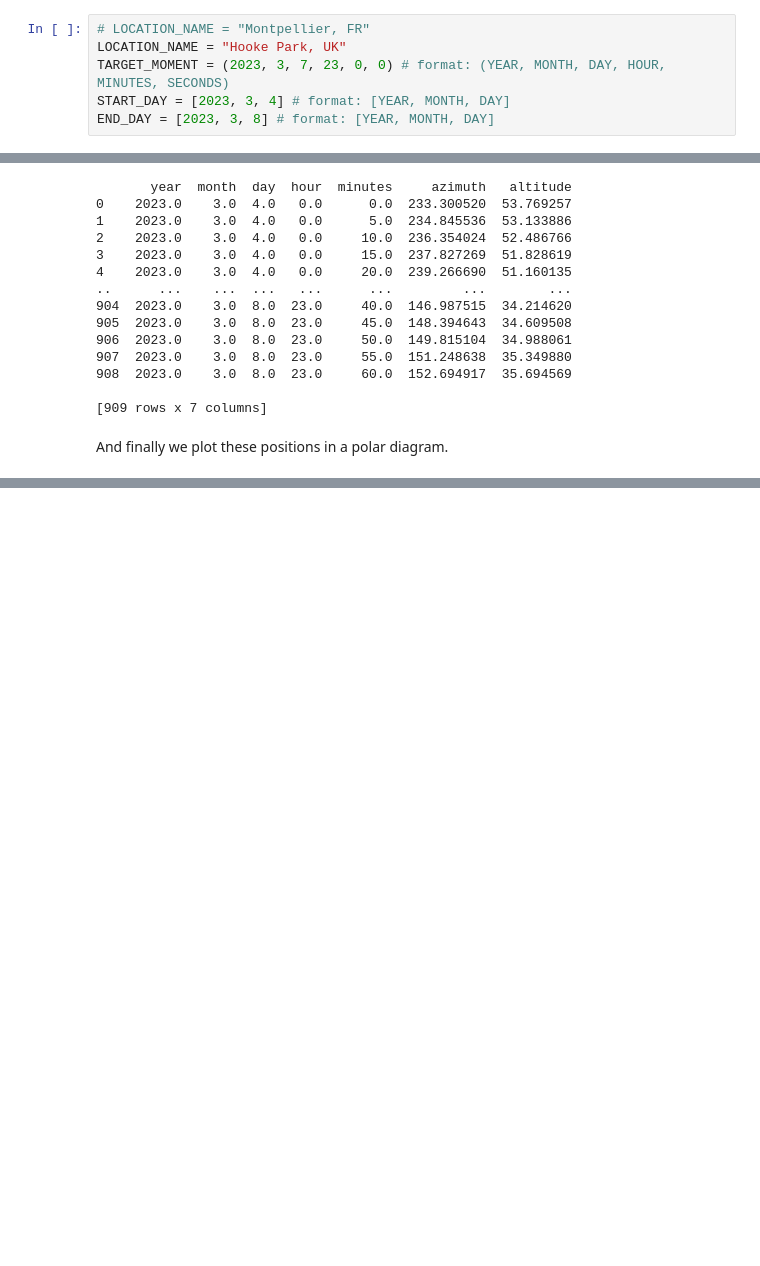
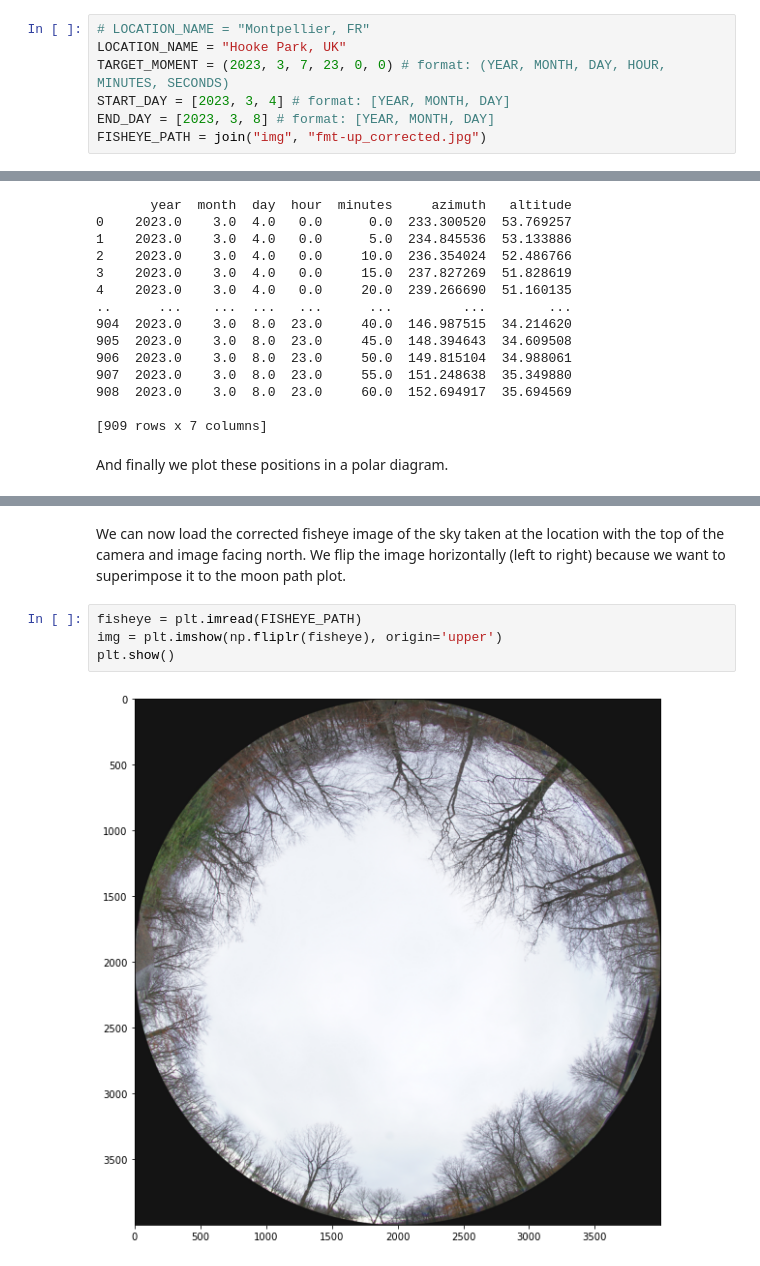
Before and after one commit to aaschool/full_moon_theatre, a Jupyter notebook: Full Moon Theatre Planning.ipynb, the cells around one changed output, grey strips where cells are left out. Cells and saved outputs as stored; diff of their text form; blank space fills up the shorter version.

Commit message:
fisheye

```diff
--- a/Full Moon Theatre Planning.ipynb
+++ b/Full Moon Theatre Planning.ipynb
@@ -25,6 +26,7 @@ LOCATION_NAME = "Hooke Park, UK"
 TARGET_MOMENT = (2023, 3, 7, 23, 0, 0) # format: (YEAR, MONTH, DAY, HOUR, MINUTES, SECONDS)
 START_DAY = [2023, 3, 4] # format: [YEAR, MONTH, DAY]
 END_DAY = [2023, 3, 8] # format: [YEAR, MONTH, DAY]
+FISHEYE_PATH = join("img", "fmt-up_corrected.jpg")
 # %% [markdown]
 We use the Nominatim service to derive the latitude and longitude of the selected location.
 # %%
@@ -142,3 +144,11 @@ ax.set_title("Moon path diagram - %s - from %s to %s" %(LOCATION_NAME, start_tim
 plt.show()
 # %% [output]
 [figure]
+# %% [markdown]
+We can now load the corrected fisheye image of the sky taken at the location with the top of the camera and image facing north. We flip the image horizontally (left to right) because we want to superimpose it to the moon path plot.
+# %%
+fisheye = plt.imread(FISHEYE_PATH)
+img = plt.imshow(np.fliplr(fisheye), origin='upper')
+plt.show()
+# %% [output]
+[figure, added]
```
Also changed, not shown: parts of 4 cells of this notebook, 25 other files.
